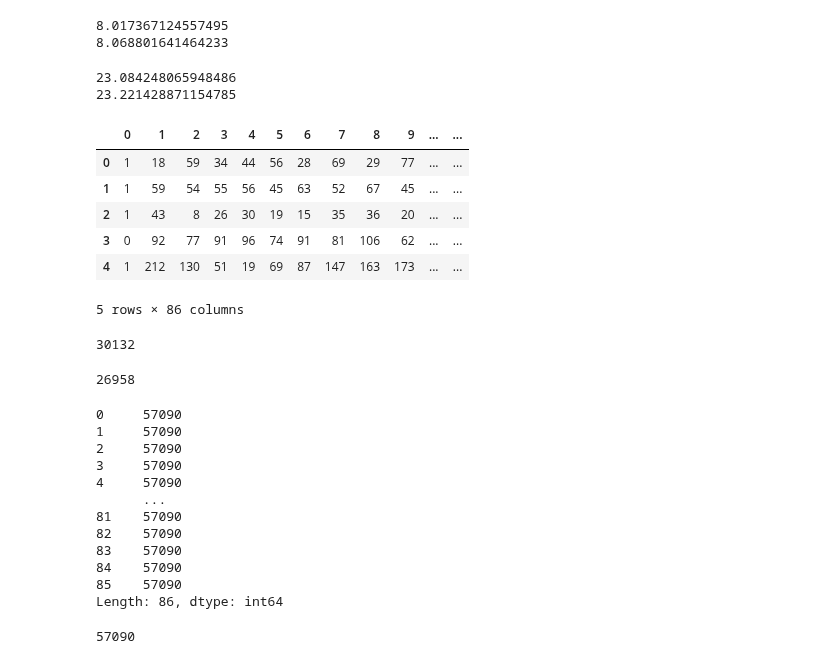
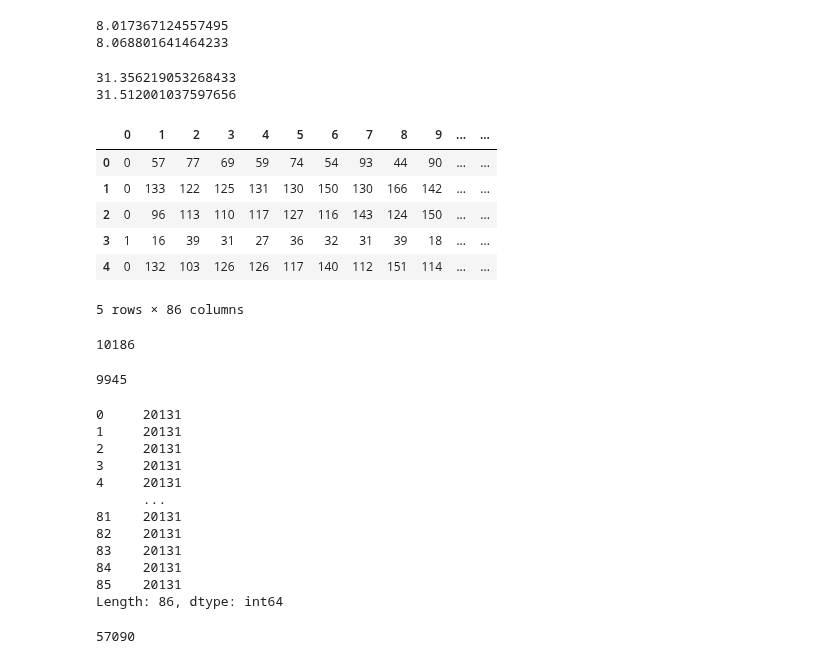
Before and after one commit to bisalgt/playground, a Jupyter notebook: learn_redpitaya/Convert raw data to csv.ipynb, the cells around one changed output. Drawn from its saved outputs; the diff is of its cells as text; code cells hidden in the pictures.

```diff
--- a/learn_redpitaya/Convert raw data to csv.ipynb
+++ b/learn_redpitaya/Convert raw data to csv.ipynb
@@ -1103,7 +1103,7 @@ import struct
 
 begining_start_time = time.time()
 
-folder_locations = [ "../../../Desktop/experiments_eight_2103/", ]
+folder_locations = [ "../../../Desktop/experiments_ten_2303/", ]
 
 
 final_dataframe = pd.DataFrame()
@@ -1145,45 +1145,45 @@ for folder in folder_locations:
     final_dataframe = pd.concat([final_dataframe, intermediate_df])
     print(time.time() - start_time)
 
-final_dataframe.to_csv("test2_2103_16k_dataframe.csv", index=False, header=None)
+final_dataframe.to_csv("20k_dataframe_2303.csv", index=False, header=None)
 
 print(time.time() - begining_start_time)
 # %% [output]
-23.084248065948486
-23.221428871154785
+31.356219053268433
+31.512001037597656
 # %%
-data = pd.read_csv("60k_dataframe.csv", header=None)
+data = pd.read_csv("20k_dataframe_2303.csv", header=None)
 data.head()
 # %% [output]
 |  | 0 | 1 | 2 | 3 | 4 | 5 | 6 | 7 | 8 | 9 | ... | ... |
-| 0 | 1 | 18 | 59 | 34 | 44 | 56 | 28 | 69 | 29 | 77 | ... | ... |
-| 1 | 1 | 59 | 54 | 55 | 56 | 45 | 63 | 52 | 67 | 45 | ... | ... |
-| 2 | 1 | 43 | 8 | 26 | 30 | 19 | 15 | 35 | 36 | 20 | ... | ... |
-| 3 | 0 | 92 | 77 | 91 | 96 | 74 | 91 | 81 | 106 | 62 | ... | ... |
-| 4 | 1 | 212 | 130 | 51 | 19 | 69 | 87 | 147 | 163 | 173 | ... | ... |
+| 0 | 0 | 57 | 77 | 69 | 59 | 74 | 54 | 93 | 44 | 90 | ... | ... |
+| 1 | 0 | 133 | 122 | 125 | 131 | 130 | 150 | 130 | 166 | 142 | ... | ... |
+| 2 | 0 | 96 | 113 | 110 | 117 | 127 | 116 | 143 | 124 | 150 | ... | ... |
+| 3 | 1 | 16 | 39 | 31 | 27 | 36 | 32 | 31 | 39 | 18 | ... | ... |
+| 4 | 0 | 132 | 103 | 126 | 126 | 117 | 140 | 112 | 151 | 114 | ... | ... |
 5 rows × 86 columns
 # %%
 (data.iloc[:, 0] == 1).sum()
 # %% [output]
-30132
+10186
 # %%
 (data.iloc[:, 0] == 0).sum()
 # %% [output]
-26958
+9945
 # %%
 data.count()
 # %% [output]
-0     57090
-1     57090
-2     57090
-3     57090
-4     57090
+0     20131
+1     20131
+2     20131
+3     20131
+4     20131
       ...
-81    57090
-82    57090
-83    57090
-84    57090
-85    57090
+81    20131
+82    20131
+83    20131
+84    20131
+85    20131
 Length: 86, dtype: int64
 # %%
 30132 + 26958
```
Also changed, not shown: 4 other files.
